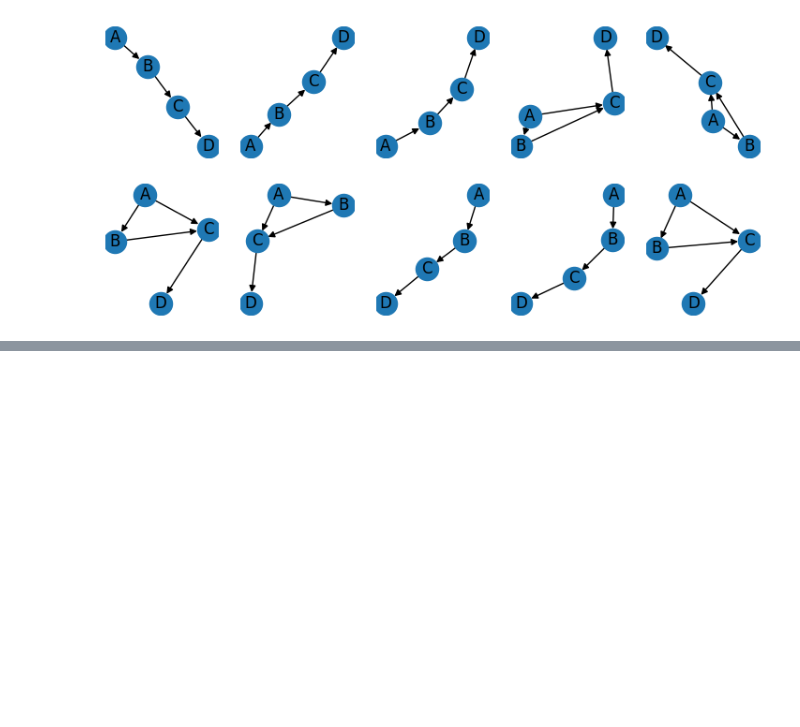
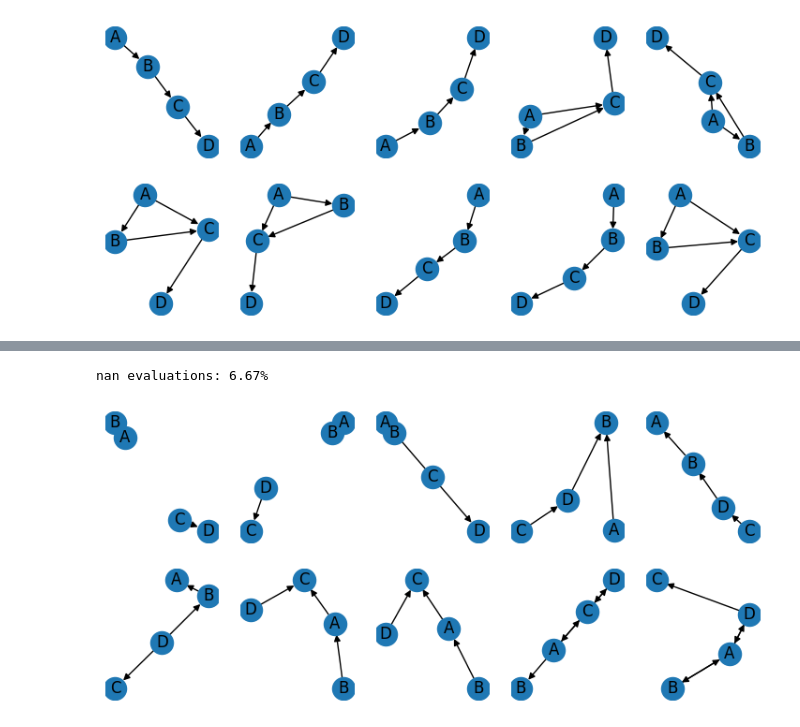
Before and after one commit to ML-FGV/agfn, a Jupyter notebook: example.ipynb, the cells around one changed output, grey strips where cells are left out. Saved outputs shown, nothing was run; the diff lists cells and outputs as text; code cells hidden in the pictures; blank space fills up the shorter version.

```diff
--- a/example.ipynb
+++ b/example.ipynb
@@ -193,0 +196,6 @@ for e, i in enumerate(indices):
+# %%
+dataframe = pd.read_csv('data/chain4_dat01.csv')
+# node_labels = dataframe.columns.tolist()
+# data = torch.tensor(dataframe.values, device=device, dtype=torch.get_default_dtype())
+num_nodes = dataframe.shape[1]
+print(f'Number of variables: {num_nodes}')
@@ -193,0 +204,7 @@ for e, i in enumerate(indices):
+# %%
+## Instantiate the model
+pf = ForwardPolicy(num_nodes, num_layers=2, hidden_dim=256, device=device)
+pb = BackwardPolicy(device)
+gflownet = GFlowNet(pf, pb, criterion='tb', device=device)
+# %%
+create_env = lambda batch_size=64: MAG(num_nodes, batch_size, log_reward, device=device)
@@ -193,0 +232,17 @@ for e, i in enumerate(indices):
+# %%
+gflownet.train()
+losses = train(gflownet, create_env, epochs=int(512))
+# %%
+print(f'nan evaluations: {100 * (log_reward.nan_evaluations / log_reward.total_evaluations):.2f}%')
+# %% [output]
+nan evaluations: 6.67%
+# %%
+gflownet.eval()
+plt.figure(figsize=(9, 4))
+samples = gflownet.sample(create_env(512))
+indices = torch.topk(-samples.log_reward(), k=10).indices
+for e, i in enumerate(indices):
+    plt.subplot(2, 5, e + 1)
+    samples.draw(i, labels=node_labels)
+# %% [output]
+[figure, added]
```
Also changed, not shown: parts of 7 cells of this notebook, 6 other files.
